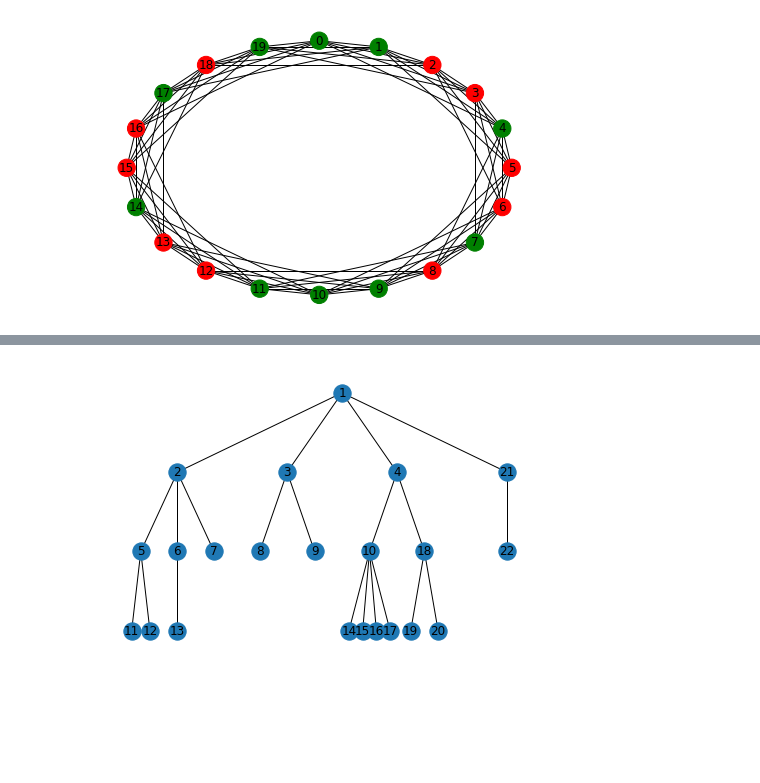
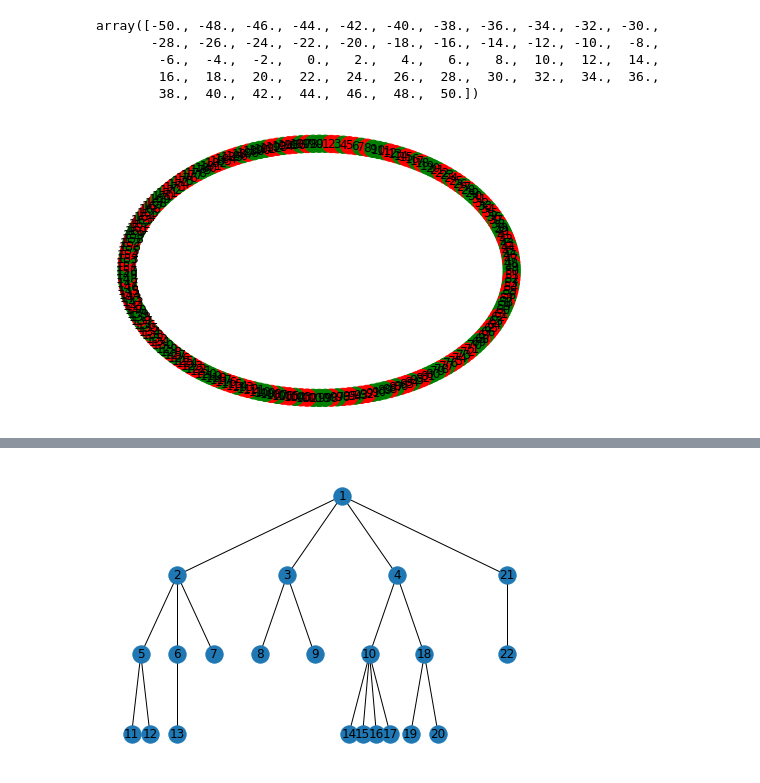
Before and after one commit to ulgenklc/Complex-Contagions, a Jupyter notebook: Excitations_python/Experiments/Model_figures.ipynb, the cells around one changed output, grey strips where cells are left out. Cells and saved outputs as stored; diff of their text form; code cells hidden in the pictures; blank space fills up the shorter version.

```diff
--- a/Excitations_python/Experiments/Model_figures.ipynb
+++ b/Excitations_python/Experiments/Model_figures.ipynb
@@ -92,7 +92,7 @@ class geometric_network():
 
         self.A = nx.adjacency_matrix(self.graph)## use .toarray() or .todense() attributes to call the sparse matrix
 
-    def display(self, n_size = 15, labels = True):
+    def display(self, n_size = 15, labels = True, ):
 
         try: return(nx.draw(self.graph, pos = self.pos, node_size = n_size, with_labels = labels, font_weight = 'bold'))
 
@@ -312,11 +347,19 @@ class geometric_network():
+# %%
+x*50
+# %% [output]
+array([-50., -48., -46., -44., -42., -40., -38., -36., -34., -32., -30.,
+       -28., -26., -24., -22., -20., -18., -16., -14., -12., -10.,  -8.,
+        -6.,  -4.,  -2.,   0.,   2.,   4.,   6.,   8.,  10.,  12.,  14.,
+        16.,  18.,  20.,  22.,  24.,  26.,  28.,  30.,  32.,  34.,  36.,
+        38.,  40.,  42.,  44.,  46.,  48.,  50.])
 # %%
-n = 20
+n = 200
 G = geometric_network('ring_lattice', size = n, banded = True, band_length = 4)
 # %%
 colors = ['green','green','red','red','green', 'red', 'red', 'green', 'red', 'green']
-colors = colors+colors
+colors = colors*20
 
 nx.draw(G.graph, pos = G.pos, node_color = colors, with_labels = True)
 #plt.savefig('/Users/bengieru/Desktop/Network_Dynamics/fig1.pdf')
 # %% [output]
-[figure, old version]
+[figure, new version]
```
Also changed, not shown: parts of 10 cells of this notebook.
